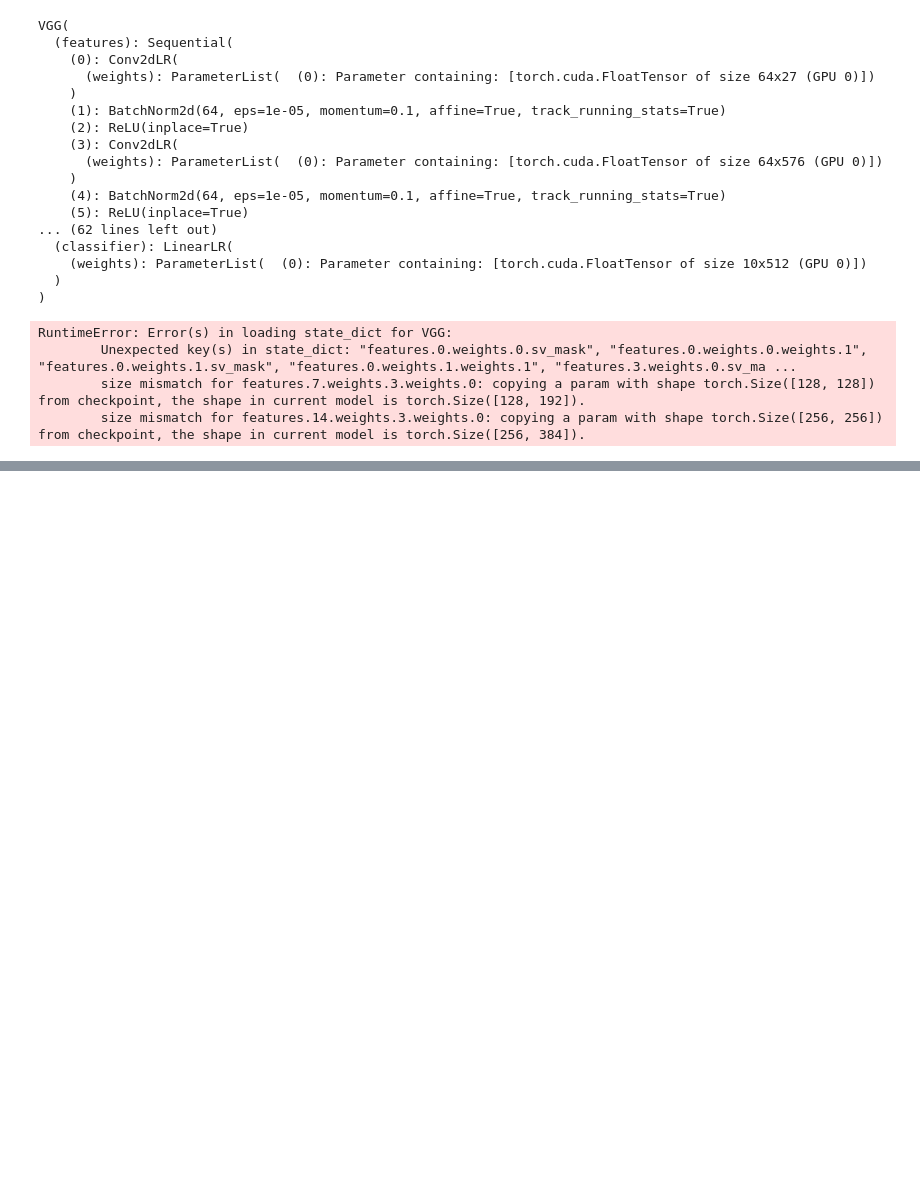
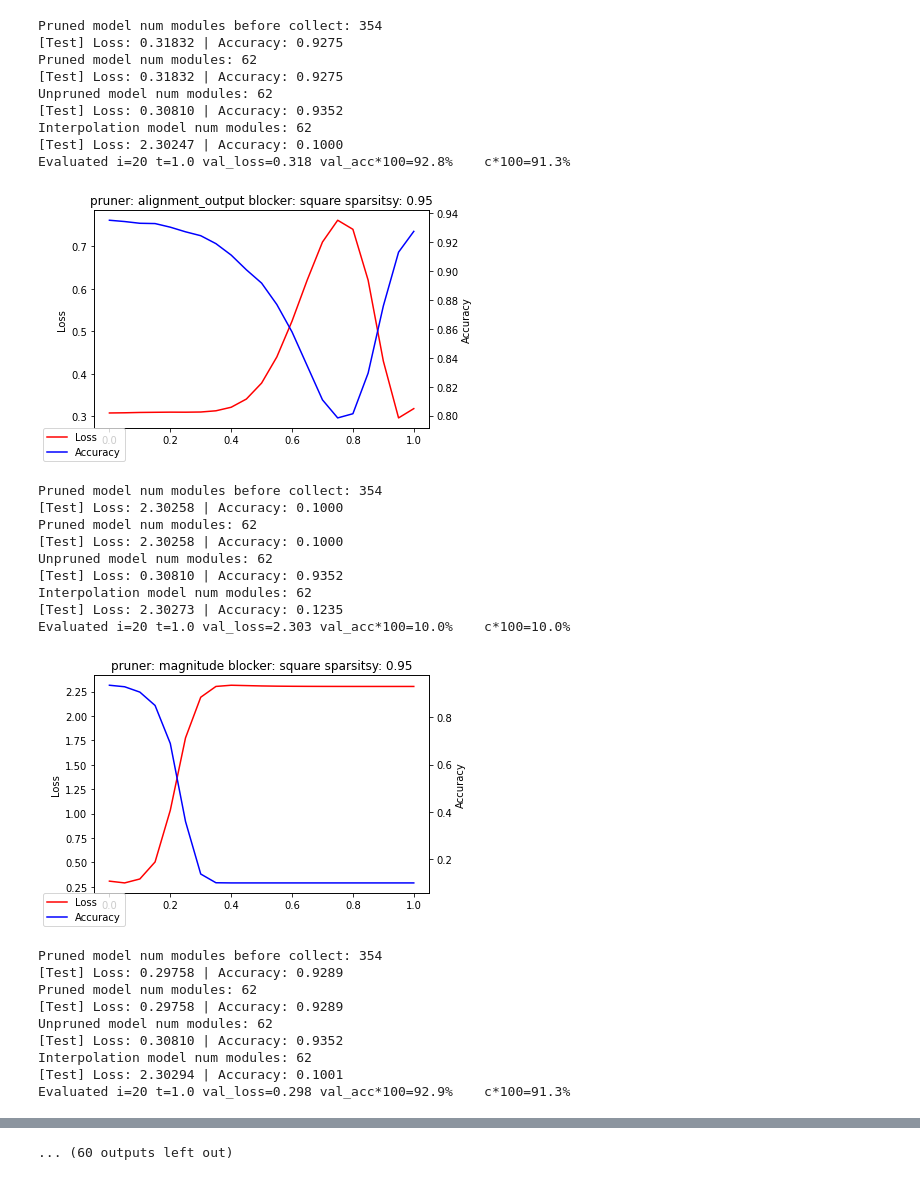
Before and after one commit to yliu1021/torch_subspace, a Jupyter notebook: linear_mode.ipynb, the cells around one changed output, grey strips where cells are left out. Cells and saved outputs as stored; diff of their text form; code cells hidden in the pictures; blank space fills up the shorter version.

Commit message:
added linear mode connectivity

```diff
--- a/linear_mode.ipynb
+++ b/linear_mode.ipynb
@@ -9,40 +13,5 @@ device = torch.device("cuda")
 train_data, test_data, num_classes = get_data(
     "cifar10", batch_size=512, data_path="./data"
 )
-model = get_model("vgg16", num_classes=num_classes, device=device)
-torch_subspace.convert_model_to_lr(model)
-# %% [output]
-VGG(
-  (features): Sequential(
-    (0): Conv2dLR(
-      (weights): ParameterList(  (0): Parameter containing: [torch.cuda.FloatTensor of size 64x27 (GPU 0)])
-    )
-    (1): BatchNorm2d(64, eps=1e-05, momentum=0.1, affine=True, track_running_stats=True)
-    (2): ReLU(inplace=True)
-    (3): Conv2dLR(
-      (weights): ParameterList(  (0): Parameter containing: [torch.cuda.FloatTensor of size 64x576 (GPU 0)])
-    )
-    (4): BatchNorm2d(64, eps=1e-05, momentum=0.1, affine=True, track_running_stats=True)
-    (5): ReLU(inplace=True)
-... (62 lines left out)
-  (classifier): LinearLR(
-    (weights): ParameterList(  (0): Parameter containing: [torch.cuda.FloatTensor of size 10x512 (GPU 0)])
-  )
-)
-# %%
-blocker_name = "square"
-if blocker_name == "square":
-    blockers.square.make_blocks(model)
-elif blocker_name == "alds":
-    blockers.alds.make_blocks(model, k=4)  # TODO: tune `k` value
-elif blocker_name == "none":
-    pass
-else:
-    raise ValueError(f"Invalid blocker: {blocker_name}")
-# %%
-model.load_state_dict(torch.load("./checkpoint/pruned_model"))
-# %% [output]
-RuntimeError: Error(s) in loading state_dict for VGG:
-        Unexpected key(s) in state_dict: "features.0.weights.0.sv_mask", "features.0.weights.0.weights.1", "features.0.weights.1.sv_mask", "features.0.weights.1.weights.1", "features.3.weights.0.sv_ma ...
-        size mismatch for features.7.weights.3.weights.0: copying a param with shape torch.Size([128, 128]) from checkpoint, the shape in current model is torch.Size([128, 192]).
-        size mismatch for features.14.weights.3.weights.0: copying a param with shape torch.Size([256, 256]) from checkpoint, the shape in current model is torch.Size([256, 384]).
+# %%
+loss_fn = nn.CrossEntropyLoss()
@@ -48,0 +92,35 @@ RuntimeError: Error(s) in loading state_dict for VGG:
+# %%
+for sparsity in [0.95, 0.97, 0.99]:
+    for blocker_name in ["square", "alds", "none"]:
+        for pruner in ["alignment_output", "magnitude", "relative_error", "relative_layer_error"]:
+            interpolate_plot(pruner, blocker_name, sparsity)
+# %% [output]
+Pruned model num modules before collect: 354
+[Test] Loss: 0.31832 | Accuracy: 0.9275
+Pruned model num modules: 62
+[Test] Loss: 0.31832 | Accuracy: 0.9275
+Unpruned model num modules: 62
+[Test] Loss: 0.30810 | Accuracy: 0.9352
+Interpolation model num modules: 62
+[Test] Loss: 2.30247 | Accuracy: 0.1000
+Evaluated i=20 t=1.0 val_loss=0.318 val_acc*100=92.8%    c*100=91.3%
+[figure, added]
+Pruned model num modules before collect: 354
+[Test] Loss: 2.30258 | Accuracy: 0.1000
+Pruned model num modules: 62
+[Test] Loss: 2.30258 | Accuracy: 0.1000
+Unpruned model num modules: 62
+[Test] Loss: 0.30810 | Accuracy: 0.9352
+Interpolation model num modules: 62
+[Test] Loss: 2.30273 | Accuracy: 0.1235
+Evaluated i=20 t=1.0 val_loss=2.303 val_acc*100=10.0%    c*100=10.0%
+[figure, added]
+Pruned model num modules before collect: 354
+[Test] Loss: 0.29758 | Accuracy: 0.9289
+Pruned model num modules: 62
+[Test] Loss: 0.29758 | Accuracy: 0.9289
+Unpruned model num modules: 62
+[Test] Loss: 0.30810 | Accuracy: 0.9352
+Interpolation model num modules: 62
+[Test] Loss: 2.30294 | Accuracy: 0.1001
+Evaluated i=20 t=1.0 val_loss=0.298 val_acc*100=92.9%    c*100=91.3%
@@ -48,0 +158 @@ RuntimeError: Error(s) in loading state_dict for VGG:
+... (60 outputs left out)
```
Also changed, not shown: parts of 3 cells of this notebook, 1 other file.
